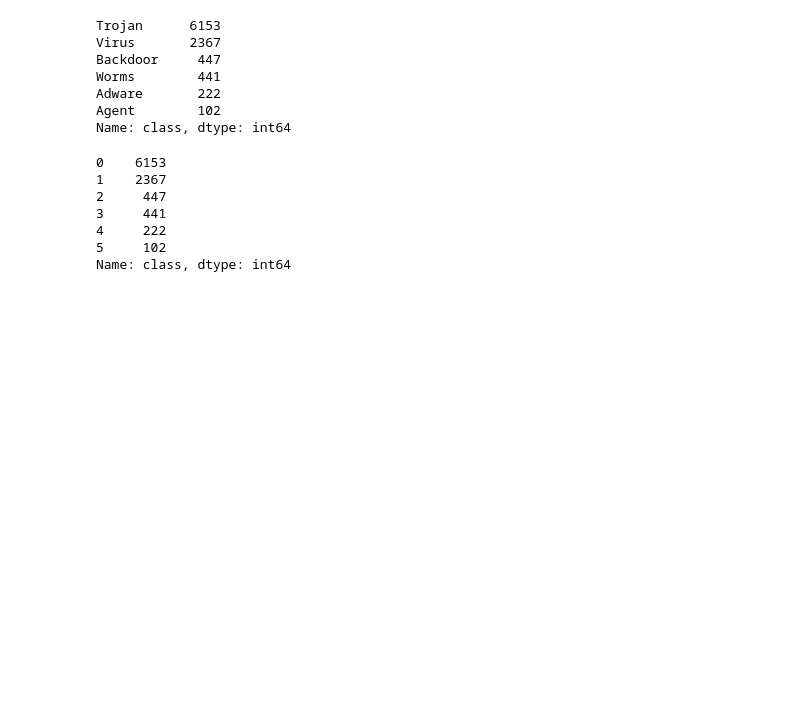
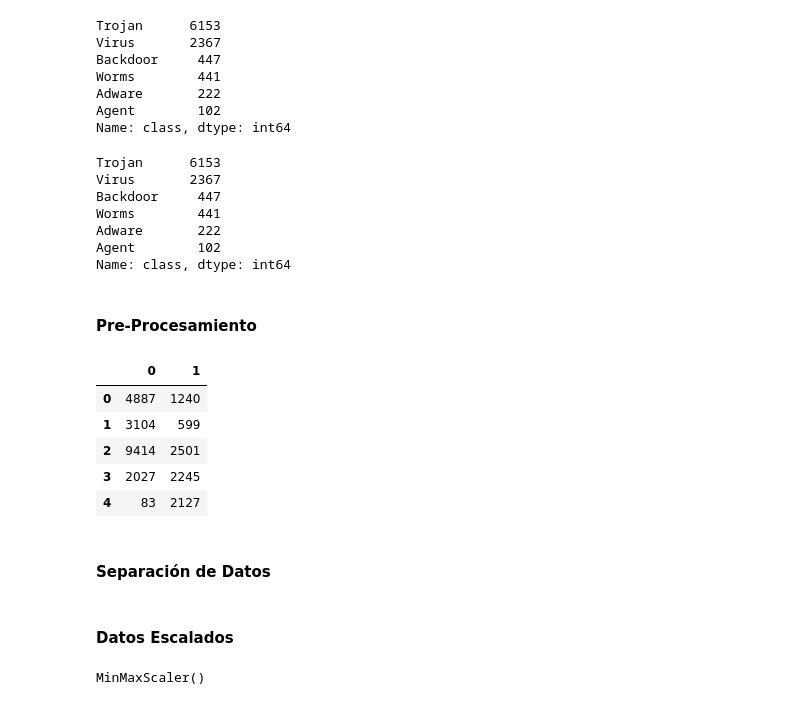
Before and after one commit to alexabravo/Laboratorio05-sds, a Jupyter notebook: Lab04.ipynb, the cells around one changed output. Cells and saved outputs as stored; diff of their text form; code cells hidden in the pictures; blank space fills up the shorter version.

Commit message:
Parte de datos listaaa

```diff
--- a/Lab04.ipynb
+++ b/Lab04.ipynb
@@ -84,18 +86,39 @@ Worms        441
 Adware       222
 Agent        102
 Name: class, dtype: int64
-# %%
-#Volvemos numerica la variable "Class" para que sea mas facil utilizarla en los modelos.
-df['class'] = df['class'].replace(['Trojan', 'Virus', 'Backdoor', 'Worms','Adware', 'Agent'],
-                                  [0, 1, 2, 3, 4, 5])
 # %%
 #Vemos los datos, ya con la variable numerica.
 df['class'].value_counts()
 # %% [output]
-0    6153
-1    2367
-2     447
-3     441
-4     222
-5     102
+Trojan      6153
+Virus       2367
+Backdoor     447
+Worms        441
+Adware       222
+Agent        102
 Name: class, dtype: int64
+# %% [markdown]
+#### Pre-Procesamiento
+# %%
+#Realizamos un "label Encoder"
+from sklearn.preprocessing import LabelEncoder
+labEnc = LabelEncoder()
+df['class'] = labEnc.fit_transform(df['class'])
+# %%
+features = df.loc[:, df.columns != 'class']
+target = df["class"]
+# %%
+features = pd.DataFrame(features,dtype=str)
+features.apply(labEnc.fit_transform)
+
+features = pd.DataFrame(features.apply(labEnc.fit_transform).values[:,:])
+features.head(5)
+# %% [output]
+|  | 0 | 1 |
+| 0 | 4887 | 1240 |
+| 1 | 3104 | 599 |
+| 2 | 9414 | 2501 |
+| 3 | 2027 | 2245 |
+| 4 | 83 | 2127 |
+# %% [markdown]
+#### Separación de Datos
@@ -101,0 +128,9 @@ Name: class, dtype: int64
+# %% [markdown]
+#### Datos Escalados
+# %%
+from sklearn.preprocessing import MinMaxScaler
+escdf = xTrain  #Features (llamadas del api)
+scaler = MinMaxScaler()
+scaler.fit(xTest)
+# %% [output]
+MinMaxScaler()
```
Also changed, not shown: parts of 3 cells of this notebook.
